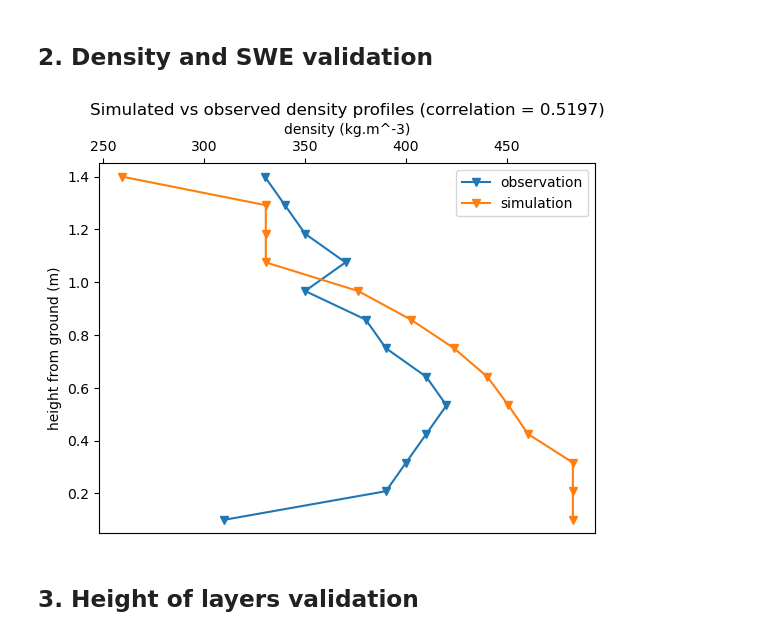
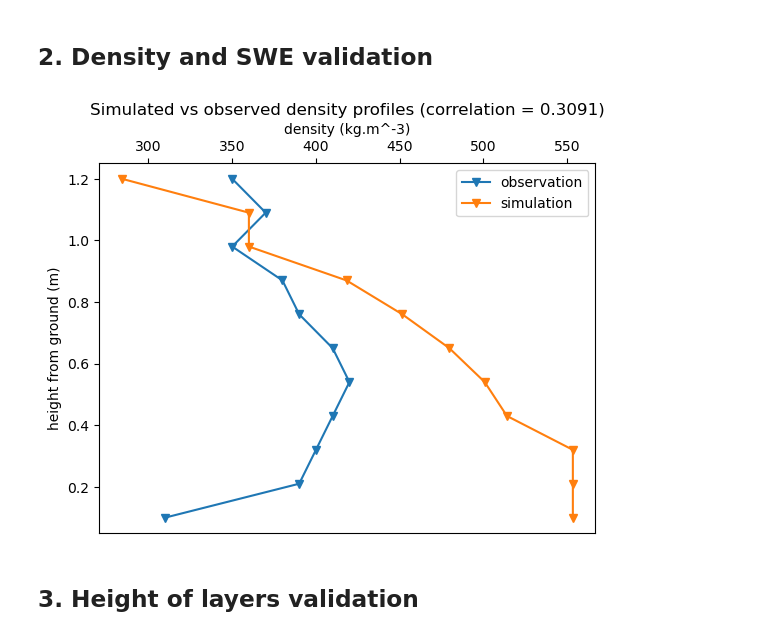
Before and after one commit to Mathilde-Bnt/MB_little_awk, a Jupyter notebook: finalized/14-Validation.ipynb, the cells around one changed output. Saved outputs shown, nothing was run; the diff lists cells and outputs as text; code cells hidden in the pictures.

```diff
--- a/finalized/14-Validation.ipynb
+++ b/finalized/14-Validation.ipynb
@@ -135,6 +135,9 @@ This will be done by eye simply, most probably. Suggestions of what could be use
 # Plot observed vs simulated density profiles
 
 # Get profiles and correlation
+
+observed_ro_profile.pop()
+observed_ro_profile.pop()
 
 # bottom_depth_ro = round( (len(observed_ro_profile)-1) * sampling_length, 1 )
 simulated_ro_profile = density_profile(bottom_depth_ro, sampling_length, depth_evolution[-1], ro_layer_evolution[-1])
@@ -144,34 +147,34 @@ correlation_ro = p_correl_measure(simulated_ro_profile, observed_ro_profile)
 
 # Create figure
 
 fig = plt.figure()
 ax = fig.add_subplot()
 
 if start_from_top:
     depths_array = np.linspace(0, -bottom_depth_ro, len(observed_ro_profile))
     ax.plot(list(reversed(observed_ro_profile)), depths_array, marker='v', label='observation')
     ax.plot(list(reversed(simulated_ro_profile)), depths_array, marker='v', label='simulation')
 else:
     depths_array = np.linspace(bottom_depth_ro, bottom_depth_ro+len(observed_ro_profile)*sampling_length, len(observed_ro_profile))
     ax.plot(list(observed_ro_profile), depths_array, marker='v', label='observation')
     ax.plot(list(simulated_ro_profile), depths_array, marker='v', label='simulation')
 
 ax.set_xlabel('density (kg.m^-3)')
 ax.xaxis.tick_top()
 ax.xaxis.set_label_position('top')
 
 if start_from_top:
     ax.set_ylim(-bottom_depth_ro-sampling_length/2, sampling_length/2)
     ax.set_ylabel('depth from surface (m)')
 else:
     ax.set_ylim(bottom_depth_ro-sampling_length/2, bottom_depth_ro + len(observed_ro_profile)*sampling_length + sampling_length/2)
     ax.set_ylabel('height from ground (m)')
 
 plt.title('Simulated vs observed density profiles (correlation = ' + str(round(correlation_ro, 4)) + ')')
 plt.legend()
 plt.show()
 # %% [output]
-[figure, old version]
+[figure, new version]
 # %%
 if save_figures:
     fig.savefig(directory_to_save_figs_in + fig_name_1, bbox_inches = 'tight')
```
Also changed, not shown: parts of 3 cells of this notebook, 4 other files.
